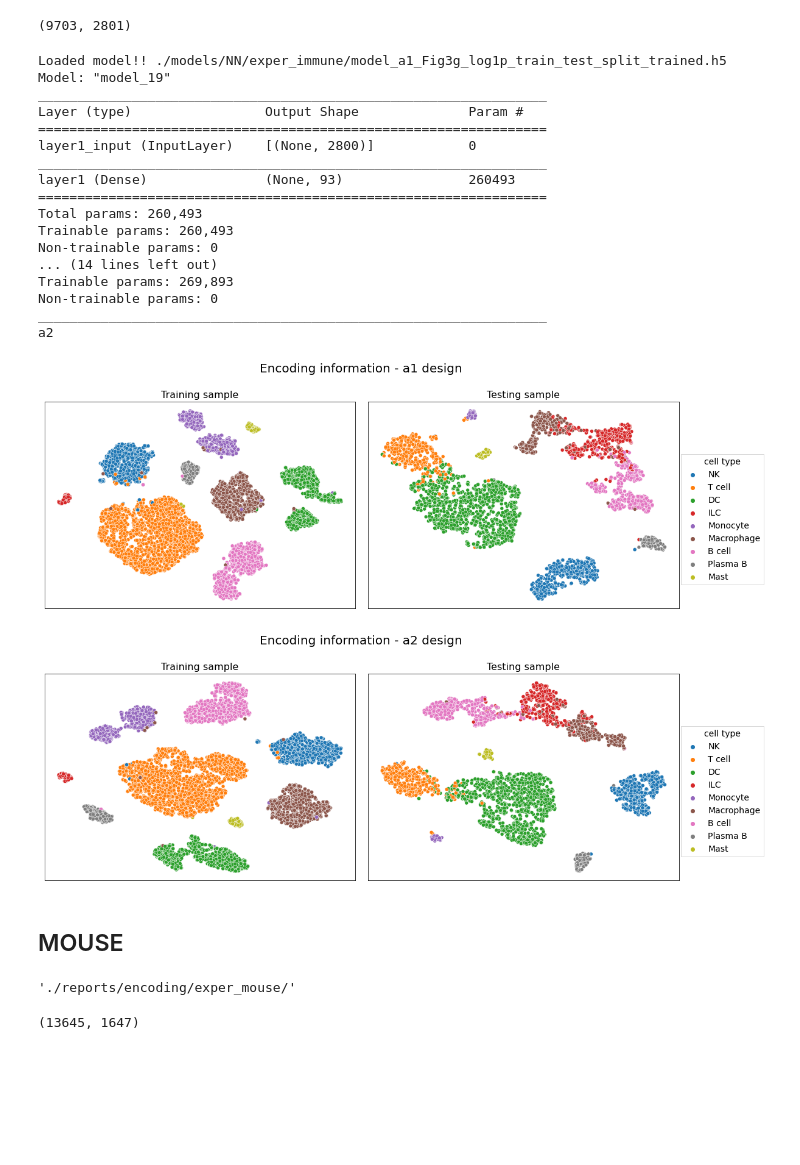
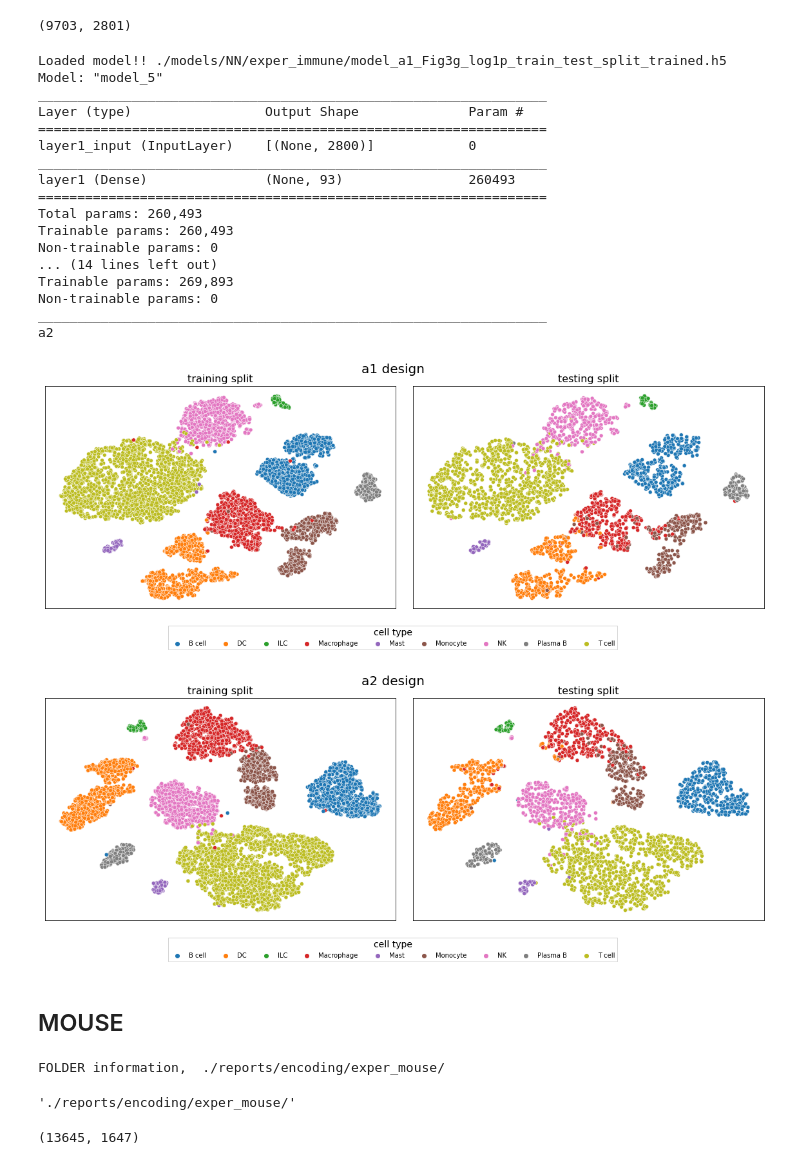
Before and after one commit to pelingundogdu/signalization_prior_knowledge_based_nn, a Jupyter notebook: notebooks/7.0-pg-encoding.ipynb, the cells around one changed output. Cells and saved outputs as stored; diff of their text form; code cells hidden in the pictures; blank space fills up the shorter version.

```diff
--- a/notebooks/7.0-pg-encoding.ipynb
+++ b/notebooks/7.0-pg-encoding.ipynb
@@ -49,7 +49,7 @@ plt.rc('axes', titlesize=MEDIUM_SIZE)    # fontsize of the axes title
 plt.rc('axes', labelsize=12)     # fontsize of the x and y labels
 plt.rc('xtick', labelsize=TINY_SIZE)     # fontsize of the tick labels
 plt.rc('ytick', labelsize=TINY_SIZE)     # fontsize of the tick labels
-plt.rc('legend', fontsize=NORMAL_SIZE)    # legend fontsize
+plt.rc('legend', fontsize=SMALL_SIZE)    # legend fontsize
 plt.rc('legend', title_fontsize=NORMAL_SIZE)    # legend fontsize
 plt.rc('figure', titlesize=BIGGER_SIZE)  # fontsize of the figure title
 # %% [markdown]
@@ -60,7 +60,7 @@ src.define_folder('./reports/encoding/exper_melanoma')
 FOLDER information,  ./reports/encoding/exper_melanoma/
 './reports/encoding/exper_melanoma/'
 # %%
-df_query = pd.read_pickle('./data/processed/exper_immune/Fig3g_log1p.pck')
+df_query = pd.read_pickle('./data/processed/exper_melanoma/query_log1p.pck')
 df_query
 # %% [output]
 |  | a2m | abcb11 | abcb4 | abcc2 | abcc8 | abhd5 | abi2 | abl1 | abl2 | ablim1 | ... | ... |
@@ -144,65 +151,85 @@ ohe = OneHotEncoder()
 y_ohe = ohe.fit_transform(y.values).toarray()
 
 X_train, X_test, y_train, y_test = train_test_split(X, y, test_size=0.3, shuffle=True, random_state=91, stratify=y_ohe)
+target_y = pd.concat([y_train, y_test])
 # %% [output]
 (9703, 2801)
 # %%
+np.random.seed(91)
 for i_design in ['a1','a2']:
 
     _, model_encoding = src.loading_model('./models/NN/exper_immune/model_'+i_design+'_Fig3g_log1p_train_test_split_trained.h5', -1)
     model_encoding.summary()
     print(i_design)
 
-    encoding_train = model_encoding.predict(X_train)
-    encoding_test = model_encoding.predict(X_test)
+    encoding_train = pd.DataFrame(model_encoding.predict(X_train))
+    encoding_train['training_testing']='training'
+    encoding_test = pd.DataFrame(model_encoding.predict(X_test))
+    encoding_test['training_testing']='testing'
 
-    tsne_train = TSNE().fit_transform(encoding_train)
-    tsne_test = TSNE().fit_transform(encoding_test)
+    target_y = pd.concat([y_train, y_test])
 
-    df_encoding_train_tsne = pd.concat([pd.DataFrame(tsne_train, columns=['tsne1', 'tsne2'])
-                                        , pd.DataFrame(y_train.values, columns=['cell_type'])], axis=1)
-    df_encoding_test_tsne = pd.concat([pd.DataFrame(tsne_test, columns=['tsne1', 'tsne2'])
-                                       , pd.DataFrame(y_test.values, columns=['cell_type'])], axis=1)
+    encoding_comb = pd.concat([encoding_train, encoding_test], axis=0).reset_index(drop=True)
 
-    fig, axes= plt.subplots(ncols=2, figsize=(15,6))
-    sns.scatterplot(x='tsne1', y='tsne2', data=df_encoding_train_tsne, hue='cell_type', ax=axes[0]);
-    axes[0].set_title('Training sample')
-    sns.scatterplot(x='tsne1', y='tsne2', data=df_encoding_test_tsne, hue='cell_type', ax=axes[1]);
-    axes[1].set_title('Testing sample');
+    tsne_encoding = TSNE().fit_transform(encoding_comb.iloc[:, :-1])
 
+    df_encoding_tsne = pd.concat([pd.DataFrame(tsne_encoding, columns=['tsne1', 'tsne2'])
+                              , encoding_comb['training_testing'].reset_index(drop=True)
+                              , target_y.reset_index(drop=True)], axis=1)
+
+
+    fig, axes= plt.subplots(ncols=2, figsize=(20,6))
+    sns.scatterplot(data=df_encoding_tsne[df_encoding_tsne['training_testing']=='training']
+                    , x='tsne1', y='tsne2'
+                    , hue='cell_type', ax=axes[0]
+                    , hue_order=sorted(set(df_encoding_tsne['cell_type'])))
     axes[0].get_legend().remove()
+    axes[0].set_title('training split')
+
+    sns.scatterplot(data=df_encoding_tsne[df_encoding_tsne['training_testing']=='testing']
+                    , x='tsne1', y='tsne2'
+                    , hue='cell_type', ax=axes[1]
+                    , hue_order=sorted(set(df_encoding_tsne['cell_type'])))
     axes[1].get_legend().remove()
+    axes[1].set_title('testing split')
 
-    axes[0].axes.xaxis.set_visible(False)
-    axes[0].axes.yaxis.set_visible(False)
-    axes[1].axes.xaxis.set_visible(False)
-    axes[1].axes.yaxis.set_visible(False)
 
-    # bbox_to_anchor=(.5, 1.1) ncol=6
     handles, labels = axes[0].get_legend_handles_labels()
-    lgd = fig.legend(handles, labels, loc='upper center', title='cell type', bbox_to_anchor=(1.05, 0.65), fancybox=False, shadow=False)
-    fig.suptitle('Encoding information - '+i_design+' design')
-    fig.tight_layout()
+    lgd = fig.legend(handles, labels, loc='upper center', title='cell type', bbox_to_anchor=(.5, 0.05), fancybox=False, shadow=False, ncol=9)
+    axes[0].axes.get_yaxis().set_visible(False)
+    axes[0].axes.get_xaxis().set_visible(False)
+
+    axes[1].axes.get_yaxis().set_visible(False)
+    axes[1].axes.get_xaxis().set_visible(False)
+    fig.suptitle(i_design+' design')
+    plt.subplots_adjust(left=0.125,
+                        bottom=0.1,
+                        right=0.9,
+                        top=0.9,
+                        wspace=0.05,
+                        hspace=0.4)
 
     # fig.savefig('encoding.png', bbox_extra_artists=(lgd,), bbox_inches='tight')
     plt.savefig('./reports/encoding/exper_immune/immune_enc_'+i_design+'.png', dpi=300, bbox_inches = 'tight')
+    plt.savefig('./reports/encoding/exper_immune/immune_enc_'+i_design+'.pdf', dpi=300, bbox_inches = 'tight')
+    plt.savefig('./reports/encoding/exper_immune/immune_enc_'+i_design+'.svg', dpi=300, bbox_inches = 'tight')
 # %% [output]
 Loaded model!! ./models/NN/exper_immune/model_a1_Fig3g_log1p_train_test_split_trained.h5
-Model: "model_19"
+Model: "model_5"
 _________________________________________________________________
 Layer (type)                 Output Shape              Param #
 =================================================================
 layer1_input (InputLayer)    [(None, 2800)]            0
 _________________________________________________________________
 layer1 (Dense)               (None, 93)                260493
 =================================================================
 Total params: 260,493
 Trainable params: 260,493
 Non-trainable params: 0
 ... (14 lines left out)
 Trainable params: 269,893
 Non-trainable params: 0
 _________________________________________________________________
 a2
-[figure, old version]
+[figure, new version]
-[figure, old version]
+[figure, new version]
@@ -209,10 +242,11 @@ a2
 # %% [markdown]
 ## MOUSE
 # %%
-loc_mouse = srp.define_folder('./reports/encoding/exper_mouse')
+loc_mouse = src.define_folder('./reports/encoding/exper_mouse')
 loc_mouse
 # %% [output]
-'./reports/encoding/exper_mouse/'
+FOLDER information,  ./reports/encoding/exper_mouse/
+'./reports/encoding/exper_mouse/'
 # %%
 df_cell_detail = pd.read_pickle('./data/processed/exper_mouse/mouse_retrieval_sw_StandardScaler.pck')
 df_cell_detail['cell_type_detail'] = df_cell_detail['cell_type']
```
Also changed, not shown: parts of 9 cells of this notebook.
